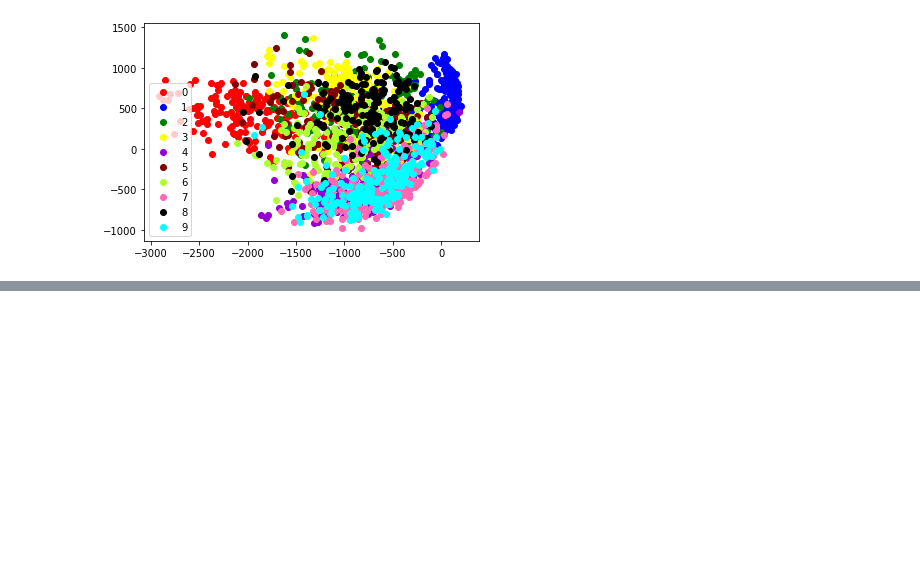
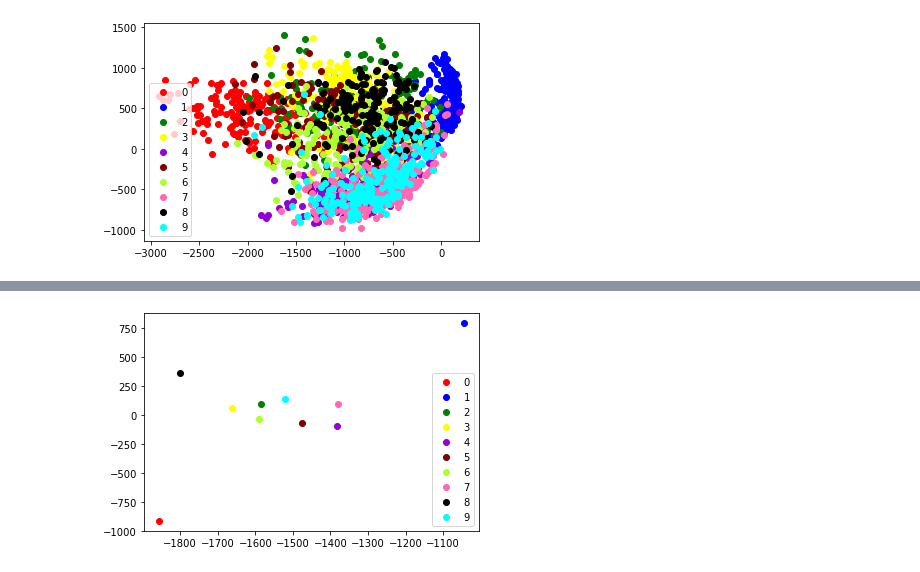
Before and after one commit to DanielY1783/mnist_svd, a Jupyter notebook: mnist.ipynb, the cells around one changed output, grey strips where cells are left out. Cells and saved outputs as stored; diff of their text form; code cells hidden in the pictures; blank space fills up the shorter version.

```diff
--- a/mnist.ipynb
+++ b/mnist.ipynb
@@ -87,0 +144,18 @@ plt.show()
+# %%
+svd_mean_list = [0] * 10
+for i in range(10):
+    svd_mean_list[i] = np.mean(svd_list[i], axis=0)
+# %%
+COLORS = ["red", "blue", "green", "yellow", "darkviolet",
+          "maroon", "greenyellow", "hotpink", "black", "cyan"]
+fig, ax = plt.subplots()
+for i in range(10):
+    # Get the pca array corresponding to the current label
+    svd_current_label = svd_mean_list[i]
+    ax.scatter(svd_current_label[0], svd_current_label[1],
+               c=COLORS[i], label=str(i))
+
+ax.legend()
+plt.show()
+# %% [output]
+[figure, added]
```
Also changed, not shown: parts of 13 cells of this notebook.
